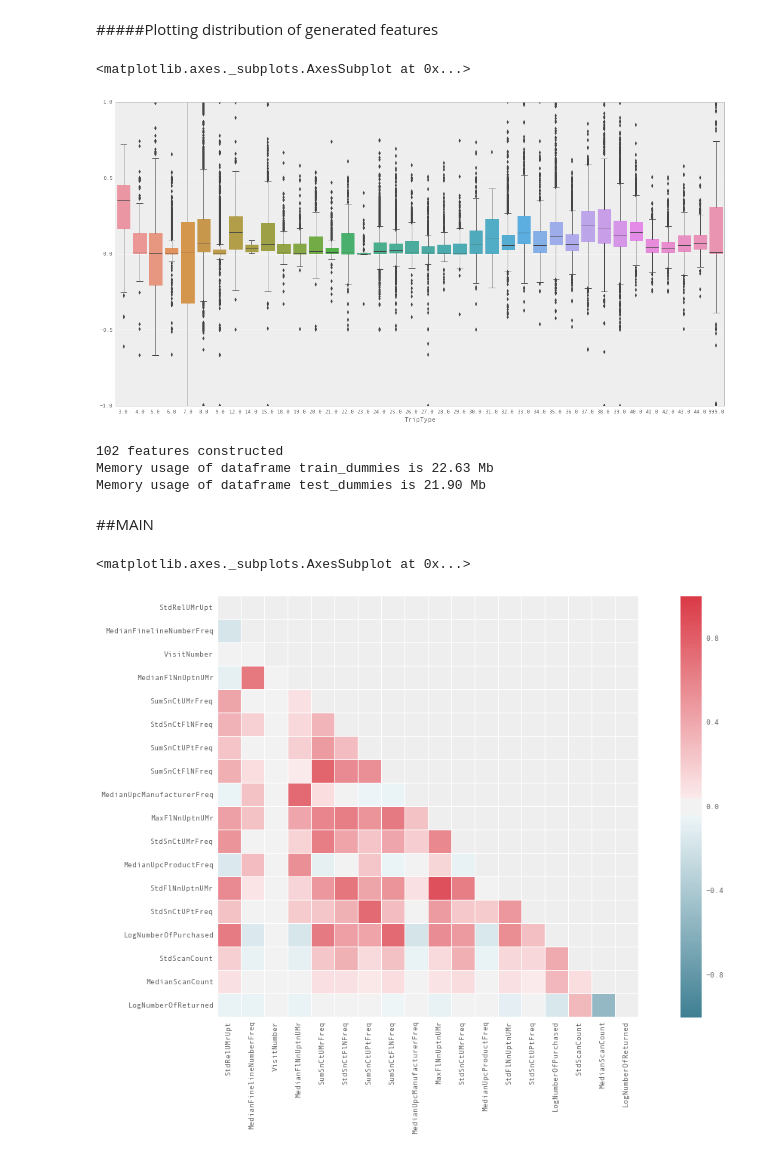
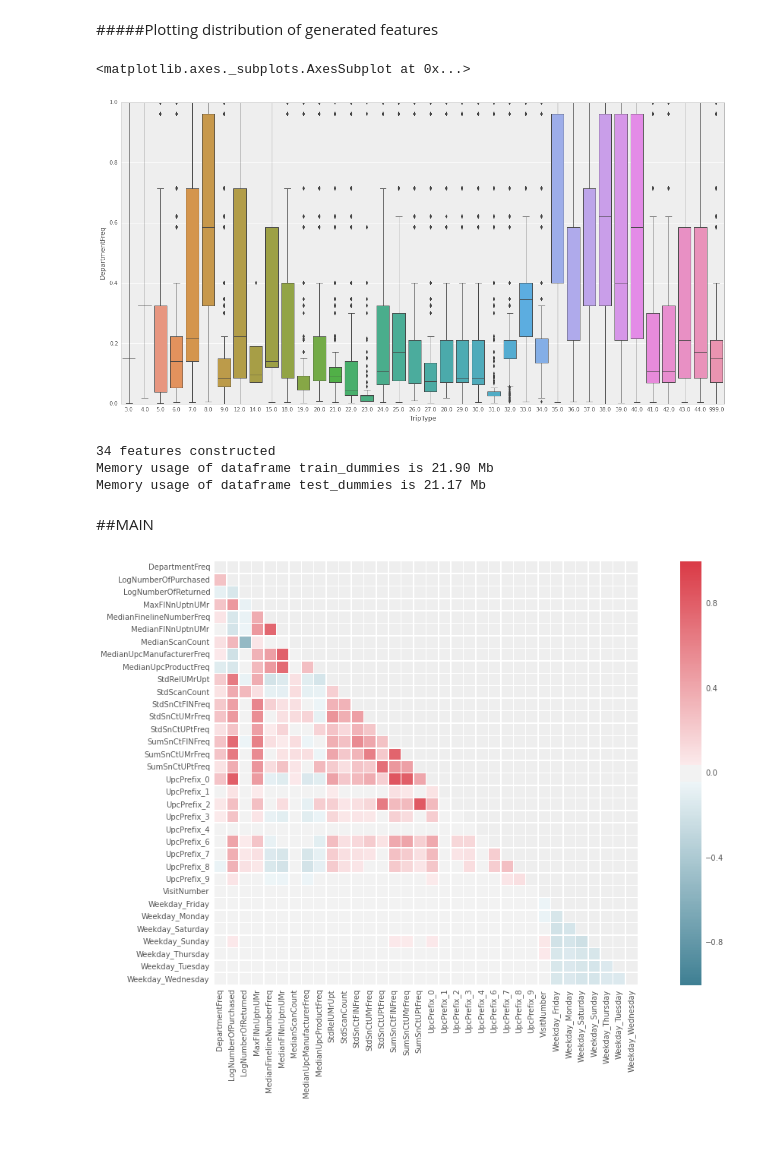
Before and after one commit to shayakhmetov/walmart-trip-type, a Jupyter notebook: walmart.ipynb, the cells around one changed output. Saved outputs shown, nothing was run; the diff lists cells and outputs as text; code cells hidden in the pictures.

Commit message:
DepartmentDescription as frequency. 34 features only

```diff
--- a/walmart.ipynb
+++ b/walmart.ipynb
@@ -29,8 +29,9 @@ def transform_Upc(data):
     return data
 
 def preprocess_columns(data):
-    data.Upc = data.Upc.fillna(-1)
-    data.FinelineNumber = data.FinelineNumber.fillna(-1)
+    data.Upc = data.Upc.fillna(0)
+    data.FinelineNumber = data.FinelineNumber.fillna(1000)
+    data.DepartmentDescription = data.DepartmentDescription.fillna('UNKNOWN')
     data = transform_Upc(data)
     data.FinelineNumber = data.FinelineNumber.astype('int16')
     return data
@@ -47,6 +48,7 @@ def encode_features(data):
     data['FinelineNumberFreq'] = get_frequence_feature(data.FinelineNumber)
     data['UpcManufacturerFreq'] = get_frequence_feature(data.UpcManufacturer)
     data['UpcProductFreq'] = get_frequence_feature(data.UpcProduct)
+    data['DepartmentFreq'] = get_frequence_feature(data.DepartmentDescription)
 
     return data
 
@@ -63,10 +65,10 @@ def mklist(l):
     return list(l)
 
 train_grouped = train.groupby('VisitNumber').agg({'TripType': at, 'Weekday': at, 'ScanCount': mklist,
-                                                  'DepartmentDescription': at, 'FinelineNumberFreq': mklist,
+                                                  'DepartmentFreq': at, 'FinelineNumberFreq': mklist,
                                                   'UpcPrefix': mklist, 'UpcManufacturerFreq': mklist,
                                                   'UpcProductFreq': mklist}).reset_index()
-test_grouped = test.groupby('VisitNumber').agg({'Weekday': at, 'ScanCount': mklist, 'DepartmentDescription': at,
+test_grouped = test.groupby('VisitNumber').agg({'Weekday': at, 'ScanCount': mklist, 'DepartmentFreq': at,
                                                 'FinelineNumberFreq': mklist, 'UpcPrefix': mklist,
                                                 'UpcManufacturerFreq': mklist, 'UpcProductFreq': mklist}).reset_index()
 # %%
@@ -114,22 +113,26 @@ test_grouped = construct_grouped_features(test_grouped)
 #####Plotting distribution of generated features
 # %%
 sns.boxplot(train_grouped.sort('TripType').TripType,
-            train_grouped.sort('TripType').apply(lambda r:
-                                np.mean(np.array(r.UpcManufacturerFreq) - np.array(r.UpcProductFreq)), axis=1))
+            train_grouped.sort('TripType').DepartmentFreq)
+
+# sns.boxplot(train_grouped.sort('TripType').TripType,
+#             train_grouped.sort('TripType').apply(lambda r:
+#                                 np.std(np.log(np.array(r.UpcManufacturerFreq)/np.array(r.UpcProductFreq)+1)), axis=1))
 # %% [output]
 <matplotlib.axes._subplots.AxesSubplot at 0x...>
-[figure, old version]
+[figure, new version]
 # %%
 def construct_dummy_features(data, dummy_columns):
     data = pd.get_dummies(data, sparse=True, dummy_na=False, columns=dummy_columns)
     return data
 # %%
-expanded_features = ['UpcPrefix', 'UpcManufacturerFreq', 'UpcProductFreq', 'FinelineNumberFreq', 'ScanCount']
+expanded_features = ['UpcPrefix', 'UpcManufacturerFreq', 'UpcProductFreq',
+                     'FinelineNumberFreq', 'ScanCount', 'DepartmentDescription']
 
 data = train_grouped.append(test_grouped)
 data = data[[col for col in data.columns if col not in expanded_features]]
 
-data = construct_dummy_features(data, ['Weekday', 'DepartmentDescription'])
+data = construct_dummy_features(data, ['Weekday'])
 
 train_dummies = data.iloc[:len(train_grouped)]
 test_dummies = data.iloc[len(train_grouped):]
@@ -138,9 +141,9 @@ print(len(test_dummies.columns), 'features constructed')
 print('Memory usage of dataframe train_dummies is %3.2f Mb' % (train_dummies.memory_usage(index=True).sum()/(1024*1024)))
 print('Memory usage of dataframe test_dummies is %3.2f Mb' % (test_dummies.memory_usage(index=True).sum()/(1024*1024)))
 # %% [output]
-102 features constructed
-Memory usage of dataframe train_dummies is 22.63 Mb
-Memory usage of dataframe test_dummies is 21.90 Mb
+34 features constructed
+Memory usage of dataframe train_dummies is 21.90 Mb
+Memory usage of dataframe test_dummies is 21.17 Mb
 # %%
 # del train, test, train_grouped, test_grouped
 # %%
@@ -268,6 +272,7 @@ del train_dump, test_dump
 # %%
-columns = [col for col in test_dummies.columns
-           if not any([col.startswith(name) for name in ['Weekday', 'UpcPrefix', 'Department']])]
+columns = test_dummies.columns
+# columns = [col for col in test_dummies.columns
+#            if not any([col.startswith(name) for name in ['Weekday', 'UpcPrefix', 'Department']])]
 corr = train_dummies[columns].append(test_dummies[columns]).corr()
 
 mask = np.zeros_like(corr, dtype=np.bool)
@@ -276,9 +281,9 @@ mask[np.triu_indices_from(mask)] = True
 cmap = sns.diverging_palette(220, 10, as_cmap=True)
 
 sns.heatmap(corr, mask=mask, cmap=cmap, square=True, robust=True, linewidths=0.2, annot=False)
+del corr, mask, cmap, columns
 # %% [output]
-<matplotlib.axes._subplots.AxesSubplot at 0x...>
-[figure, old version]
+[figure, new version]
 # %%
 algorithms = ['rf', 'xgb', 'logit', 'sgd']
 algorithm = 'xgb'
```
Also changed, not shown: parts of 8 cells of this notebook.
